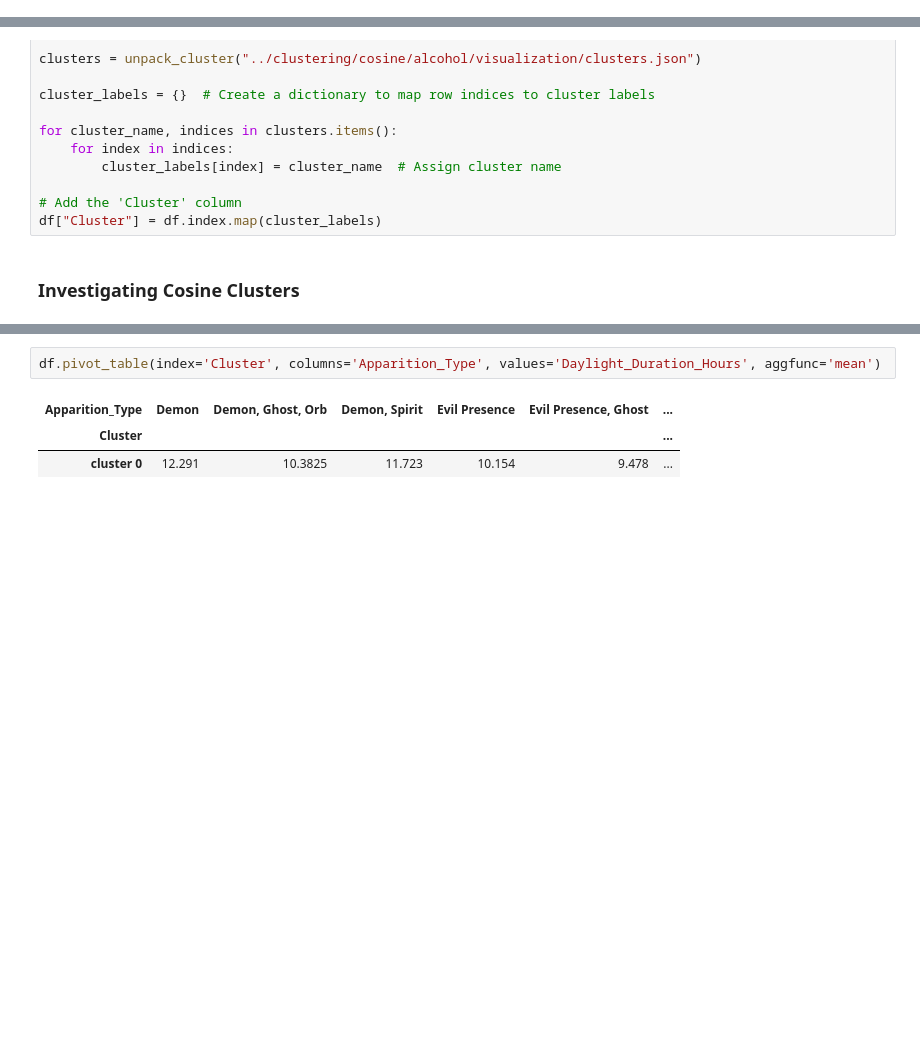
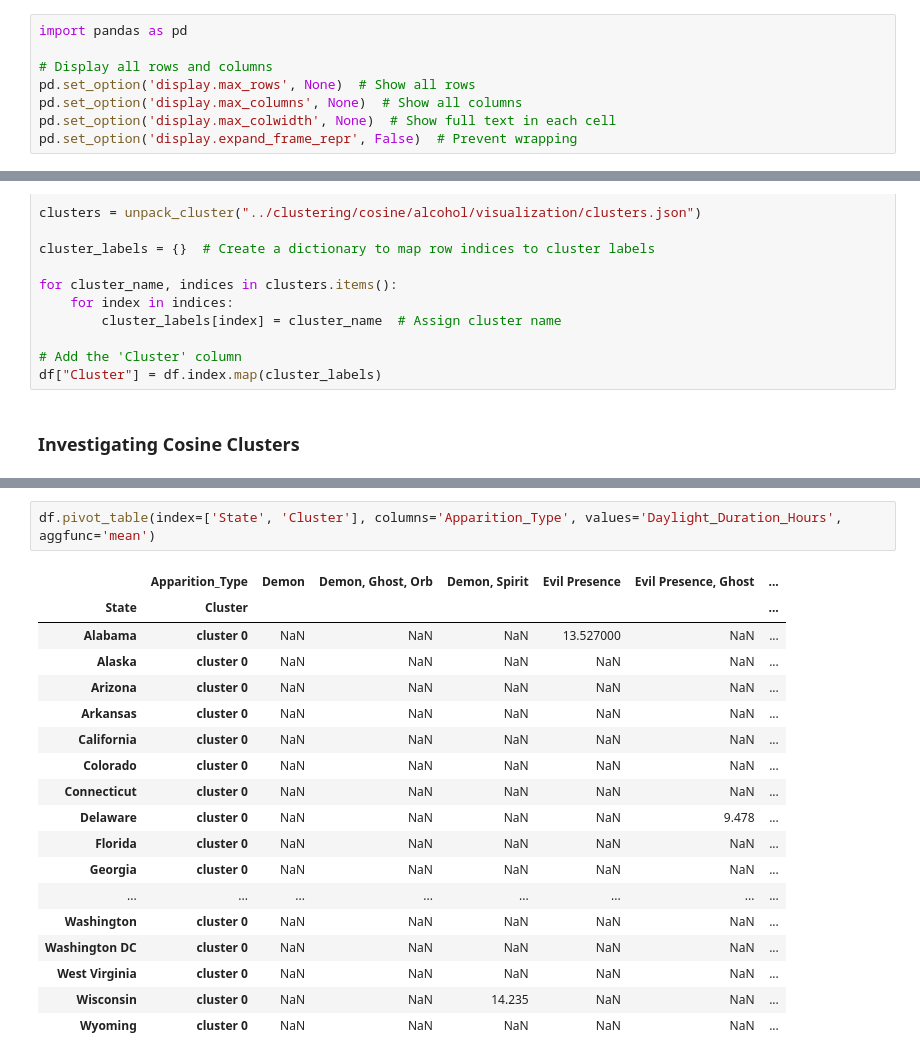
Before and after one commit to dgottschalk03/dsci_550_a1, a Jupyter notebook: notebooks/4.04-ss_rm-haunted_places_features-alcohol_cluster.ipynb, the cells around one changed output, grey strips where cells are left out. Drawn from its saved outputs; the diff is of its cells as text; blank space fills up the shorter version.

```diff
--- a/notebooks/4.04-ss_rm-haunted_places_features-alcohol_cluster.ipynb
+++ b/notebooks/4.04-ss_rm-haunted_places_features-alcohol_cluster.ipynb
@@ -55,6 +56,14 @@ final_selected_indices = apparition_indices + low_light_indices + high_light_ind
 # print(final_selected_indices)
 # %% [markdown]
 # Jaccard
+# %%
+import pandas as pd
+
+# Display all rows and columns
+pd.set_option('display.max_rows', None)  # Show all rows
+pd.set_option('display.max_columns', None)  # Show all columns
+pd.set_option('display.max_colwidth', None)  # Show full text in each cell
+pd.set_option('display.expand_frame_repr', False)  # Prevent wrapping
 # %%
 import pandas as pd
 import os
@@ -242,6 +375,21 @@ df.groupby(['Cluster', 'Apparition_Type'])['Time_of_Day'].value_counts(normalize
 # %%
-df.pivot_table(index='Cluster', columns='Apparition_Type', values='Daylight_Duration_Hours', aggfunc='mean')
+df.pivot_table(index=['State', 'Cluster'], columns='Apparition_Type', values='Daylight_Duration_Hours', aggfunc='mean')
 # %% [output]
-| Apparition_Type | Demon | Demon, Ghost, Orb | Demon, Spirit | Evil Presence | Evil Presence, Ghost | ... |
-| Cluster |  |  |  |  |  | ... |
-| cluster 0 | 12.291 | 10.3825 | 11.723 | 10.154 | 9.478 | ... |
+|  | Apparition_Type | Demon | Demon, Ghost, Orb | Demon, Spirit | Evil Presence | Evil Presence, Ghost | ... |
+| State | Cluster |  |  |  |  |  | ... |
+| Alabama | cluster 0 | NaN | NaN | NaN | 13.527000 | NaN | ... |
+| Alaska | cluster 0 | NaN | NaN | NaN | NaN | NaN | ... |
+| Arizona | cluster 0 | NaN | NaN | NaN | NaN | NaN | ... |
+| Arkansas | cluster 0 | NaN | NaN | NaN | NaN | NaN | ... |
+| California | cluster 0 | NaN | NaN | NaN | NaN | NaN | ... |
+| Colorado | cluster 0 | NaN | NaN | NaN | NaN | NaN | ... |
+| Connecticut | cluster 0 | NaN | NaN | NaN | NaN | NaN | ... |
+| Delaware | cluster 0 | NaN | NaN | NaN | NaN | 9.478 | ... |
+| Florida | cluster 0 | NaN | NaN | NaN | NaN | NaN | ... |
+| Georgia | cluster 0 | NaN | NaN | NaN | NaN | NaN | ... |
+| ... | ... | ... | ... | ... | ... | ... | ... |
+| Washington | cluster 0 | NaN | NaN | NaN | NaN | NaN | ... |
+| Washington DC | cluster 0 | NaN | NaN | NaN | NaN | NaN | ... |
+| West Virginia | cluster 0 | NaN | NaN | NaN | NaN | NaN | ... |
+| Wisconsin | cluster 0 | NaN | NaN | 14.235 | NaN | NaN | ... |
+| Wyoming | cluster 0 | NaN | NaN | NaN | NaN | NaN | ... |
```
Also changed, not shown: parts of 12 cells of this notebook.
